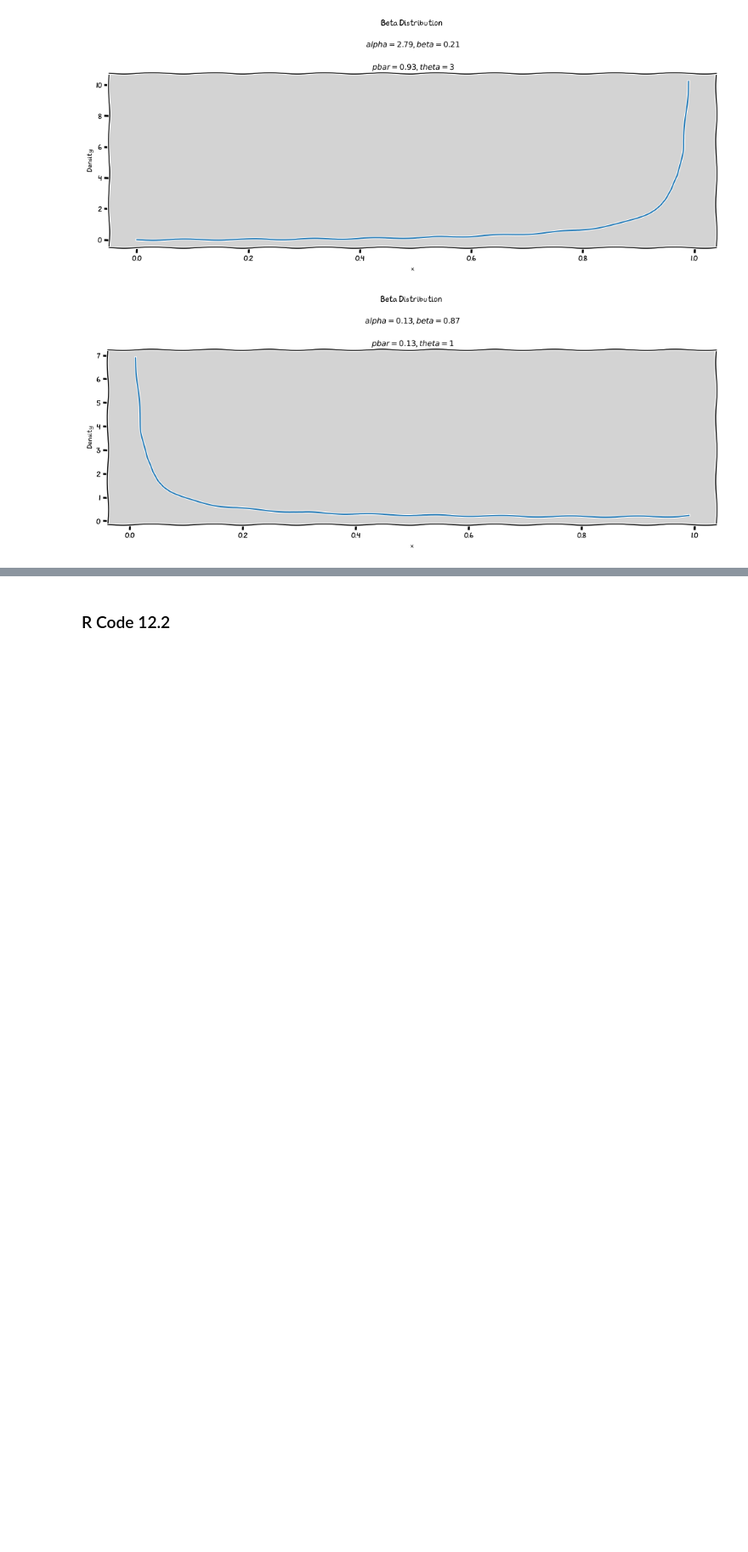
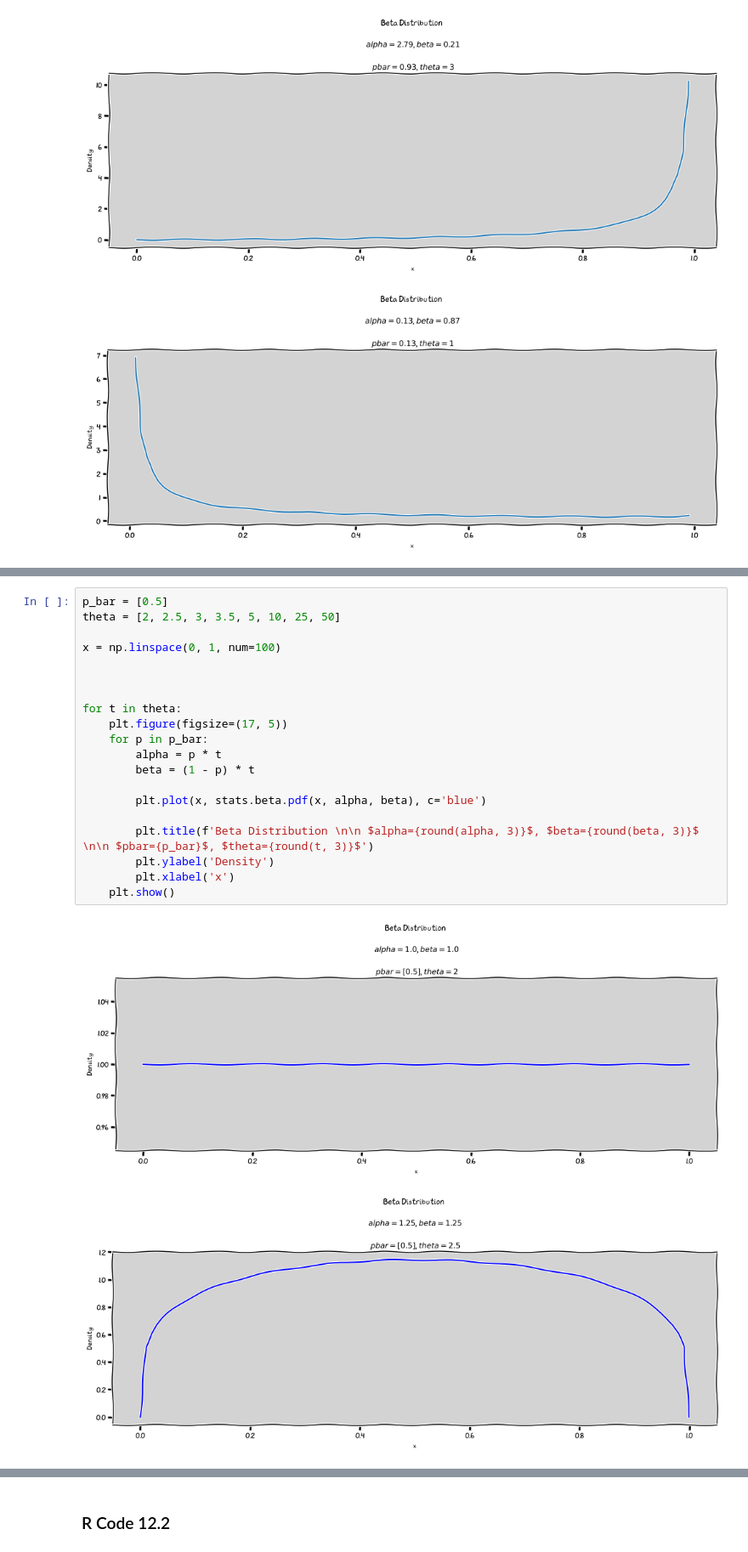
Before and after one commit to rodolphomacedo/statistical_rethinking_pt_BR, a Jupyter notebook: parte_12.ipynb, the cells around one changed output, grey strips where cells are left out. Shown at 85% size. Drawn from its saved outputs; the diff is of its cells as text; blank space fills up the shorter version.

Commit message:
update: finish the beta-binomial model12.1.1

```diff
--- a/parte_12.ipynb
+++ b/parte_12.ipynb
@@ -141,0 +150,23 @@ for t in theta:
+# %%
+p_bar = [0.5]
+theta = [2, 2.5, 3, 3.5, 5, 10, 25, 50]
+
+x = np.linspace(0, 1, num=100)
+
+
+
+for t in theta:
+    plt.figure(figsize=(17, 5))
+    for p in p_bar:
+        alpha = p * t
+        beta = (1 - p) * t
+
+        plt.plot(x, stats.beta.pdf(x, alpha, beta), c='blue')
+
+        plt.title(f'Beta Distribution \n\n $alpha={round(alpha, 3)}$, $beta={round(beta, 3)}$ \n\n $pbar={p_bar}$, $theta={round(t, 3)}$')
+        plt.ylabel('Density')
+        plt.xlabel('x')
+    plt.show()
+# %% [output]
+[figure, added]
+[figure, added]
```
Also changed, not shown: parts of 18 cells of this notebook.
